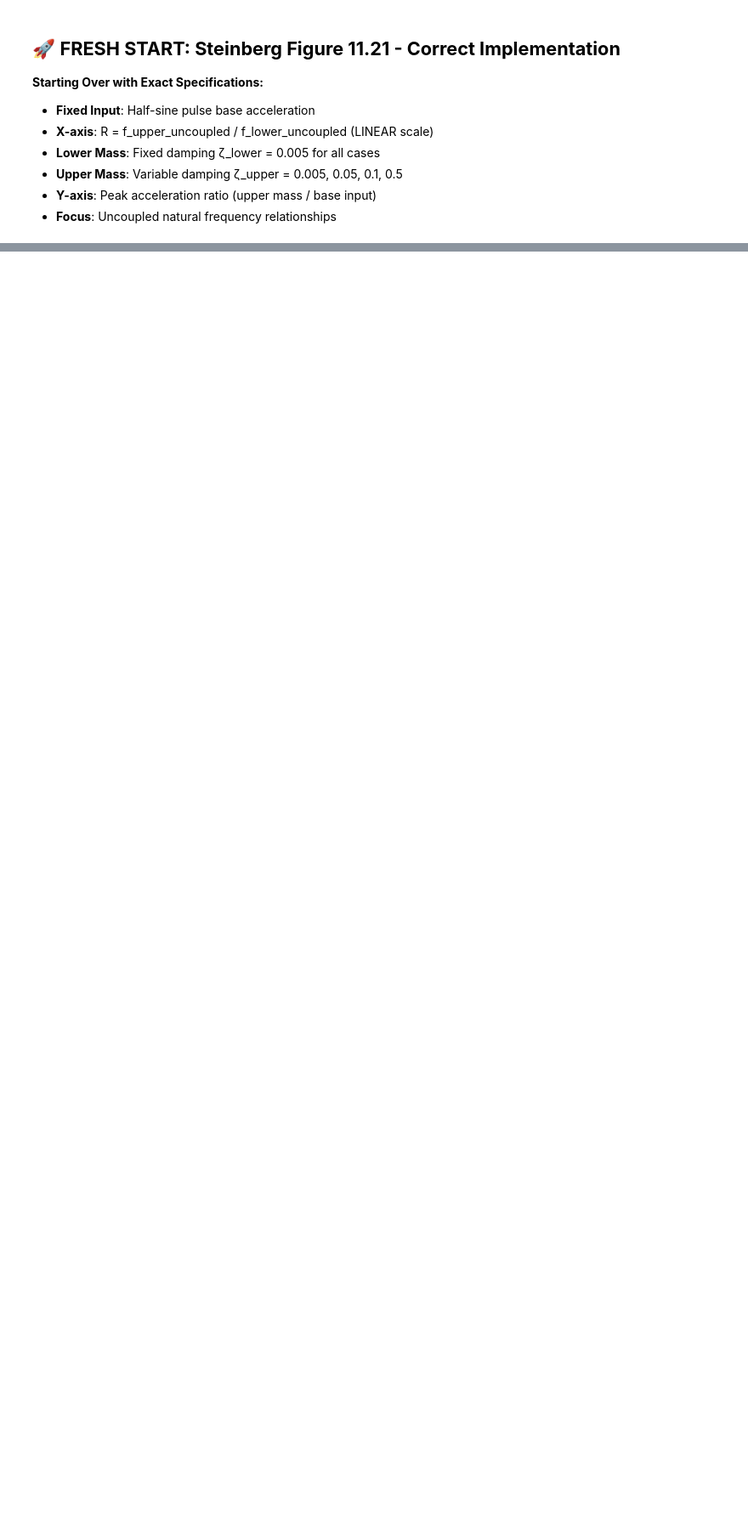
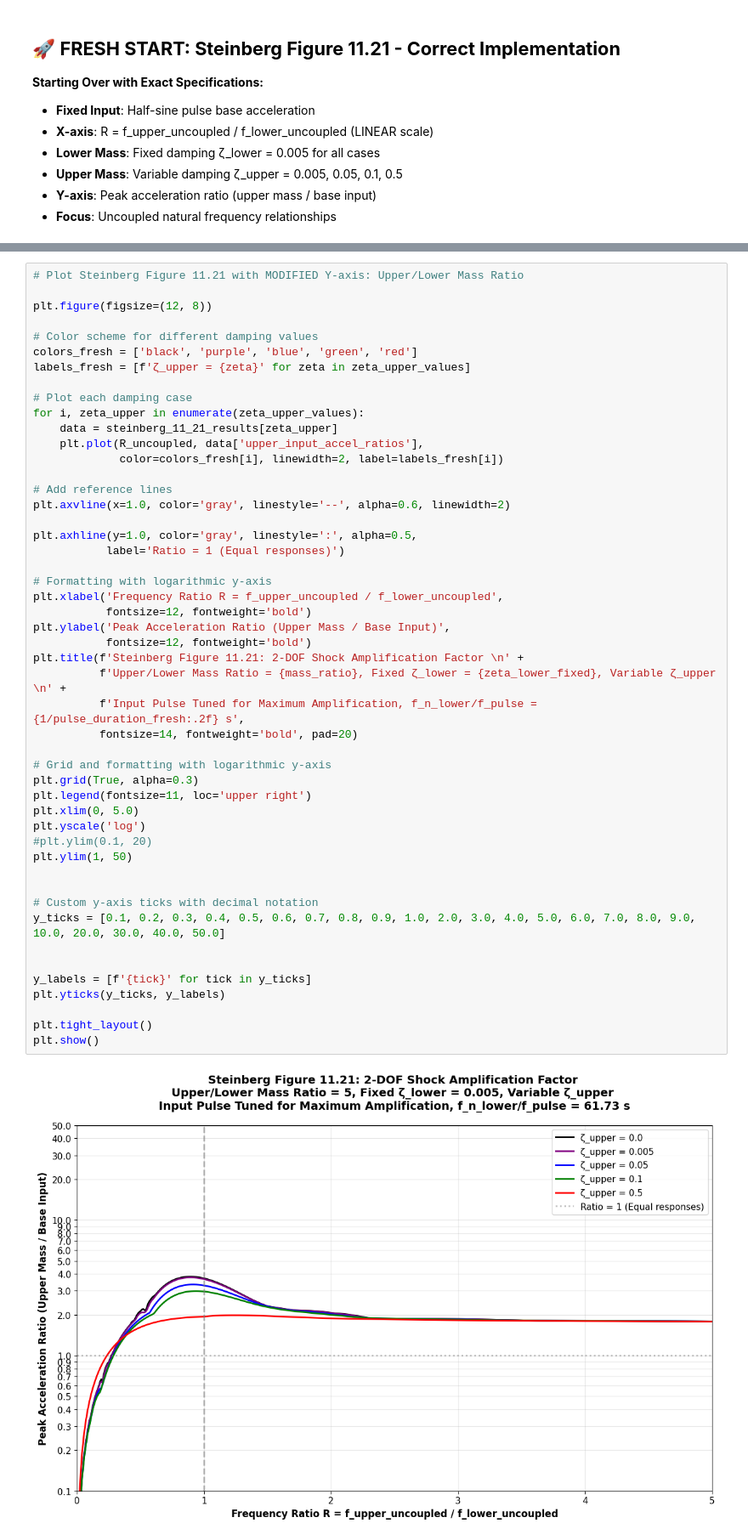
Before and after one commit to natecostello/python-test-repo, a Jupyter notebook: shock-amplification-factor.ipynb, the cells around one changed output, grey strips where cells are left out. Shown at 85% size. Drawn from its saved outputs; the diff is of its cells as text; blank space fills up the shorter version.

```diff
--- a/shock-amplification-factor.ipynb
+++ b/shock-amplification-factor.ipynb
@@ -1551,0 +1099,51 @@ The corrected Steinberg Figure 11.21 now shows realistic
+# %%
+# Plot Steinberg Figure 11.21 with MODIFIED Y-axis: Upper/Lower Mass Ratio
+
+plt.figure(figsize=(12, 8))
+
+# Color scheme for different damping values
+colors_fresh = ['black', 'purple', 'blue', 'green', 'red']
+labels_fresh = [f'ζ_upper = {zeta}' for zeta in zeta_upper_values]
+
+# Plot each damping case
+for i, zeta_upper in enumerate(zeta_upper_values):
+    data = steinberg_11_21_results[zeta_upper]
+    plt.plot(R_uncoupled, data['upper_input_accel_ratios'],
+             color=colors_fresh[i], linewidth=2, label=labels_fresh[i])
+
+# Add reference lines
+plt.axvline(x=1.0, color='gray', linestyle='--', alpha=0.6, linewidth=2)
+
+plt.axhline(y=1.0, color='gray', linestyle=':', alpha=0.5,
+           label='Ratio = 1 (Equal responses)')
+
+# Formatting with logarithmic y-axis
+plt.xlabel('Frequency Ratio R = f_upper_uncoupled / f_lower_uncoupled',
+           fontsize=12, fontweight='bold')
+plt.ylabel('Peak Acceleration Ratio (Upper Mass / Base Input)',
+           fontsize=12, fontweight='bold')
+plt.title(f'Steinberg Figure 11.21: 2-DOF Shock Amplification Factor \n' +
+          f'Upper/Lower Mass Ratio = {mass_ratio}, Fixed ζ_lower = {zeta_lower_fixed}, Variable ζ_upper \n' +
+          f'Input Pulse Tuned for Maximum Amplification, f_n_lower/f_pulse = {1/pulse_duration_fresh:.2f} s',
+          fontsize=14, fontweight='bold', pad=20)
+
+# Grid and formatting with logarithmic y-axis
+plt.grid(True, alpha=0.3)
+plt.legend(fontsize=11, loc='upper right')
+plt.xlim(0, 5.0)
+plt.yscale('log')
+#plt.ylim(0.1, 20)
+plt.ylim(1, 50)
+
+
+# Custom y-axis ticks with decimal notation
+y_ticks = [0.1, 0.2, 0.3, 0.4, 0.5, 0.6, 0.7, 0.8, 0.9, 1.0, 2.0, 3.0, 4.0, 5.0, 6.0, 7.0, 8.0, 9.0, 10.0, 20.0, 30.0, 40.0, 50.0]
+
+
+y_labels = [f'{tick}' for tick in y_ticks]
+plt.yticks(y_ticks, y_labels)
+
+plt.tight_layout()
+plt.show()
+# %% [output]
+[figure, added]
```
Also changed, not shown: parts of 18 cells of this notebook, 5 other files.
